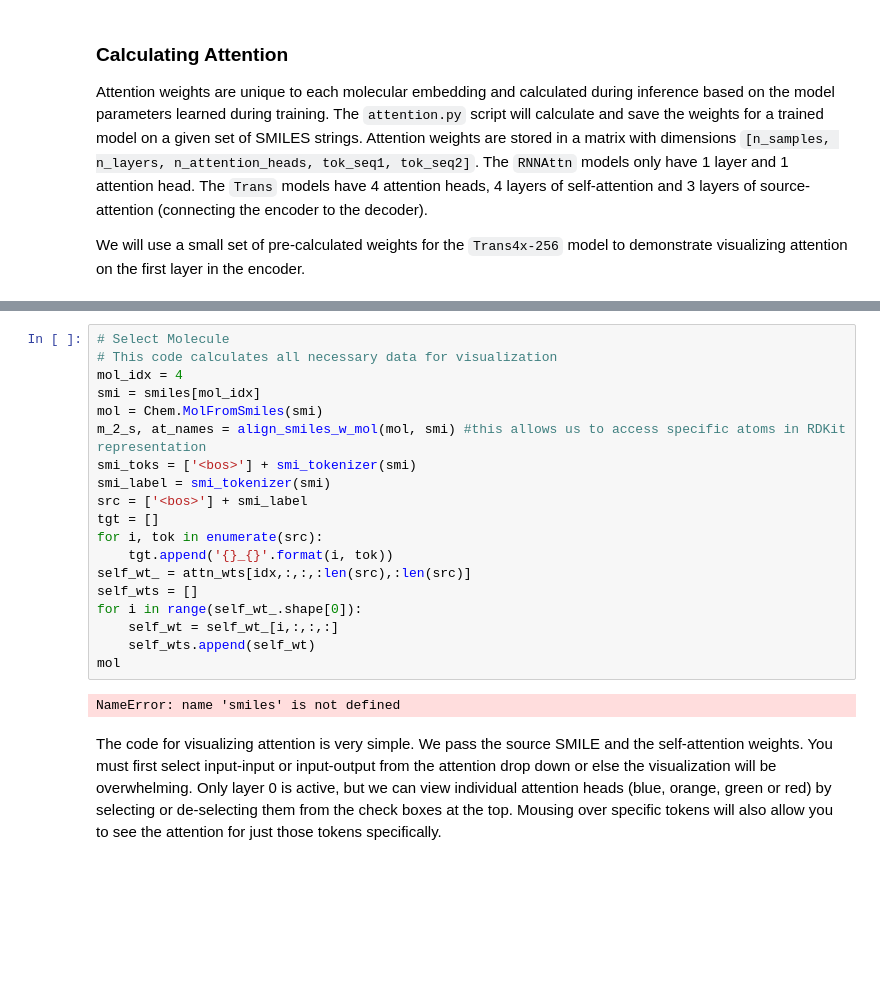
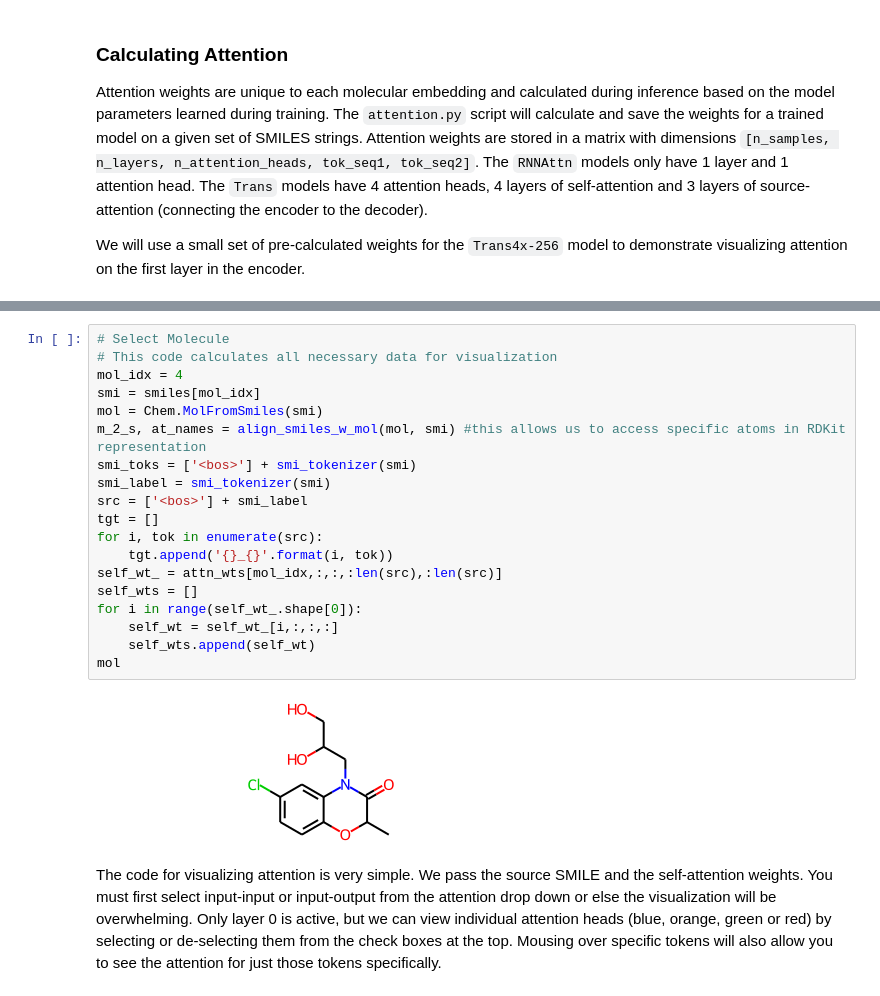
Before and after one commit to oriondollar/TransVAE, a Jupyter notebook: notebooks/visualizing_attention.ipynb, the cells around one changed output, grey strips where cells are left out. Cells and saved outputs as stored; diff of their text form; blank space fills up the shorter version.

```diff
--- a/notebooks/visualizing_attention.ipynb
+++ b/notebooks/visualizing_attention.ipynb
@@ -64,24 +64,24 @@ NameError: name 'pd' is not defined
 # %%
 # Select Molecule
 # This code calculates all necessary data for visualization
 mol_idx = 4
 smi = smiles[mol_idx]
 mol = Chem.MolFromSmiles(smi)
 m_2_s, at_names = align_smiles_w_mol(mol, smi) #this allows us to access specific atoms in RDKit representation
 smi_toks = ['<bos>'] + smi_tokenizer(smi)
 smi_label = smi_tokenizer(smi)
 src = ['<bos>'] + smi_label
 tgt = []
 for i, tok in enumerate(src):
     tgt.append('{}_{}'.format(i, tok))
-self_wt_ = attn_wts[idx,:,:,:len(src),:len(src)]
+self_wt_ = attn_wts[mol_idx,:,:,:len(src),:len(src)]
 self_wts = []
 for i in range(self_wt_.shape[0]):
     self_wt = self_wt_[i,:,:,:]
     self_wts.append(self_wt)
 mol
 # %% [output]
-NameError: name 'smiles' is not defined
+[figure, added]
 # %% [markdown]
 The code for visualizing attention is very simple. We pass the source SMILE and the self-attention weights. You must first select input-input or input-output from the attention drop down or else the visualization will be overwhelming. Only layer 0 is active, but we can view individual attention heads (blue, orange, green or red) by selecting or de-selecting them from the check boxes at the top. Mousing over specific tokens will also allow you to see the attention for just those tokens specifically.
 # %%
```
Also changed, not shown: parts of 4 cells of this notebook, 5 other files.
